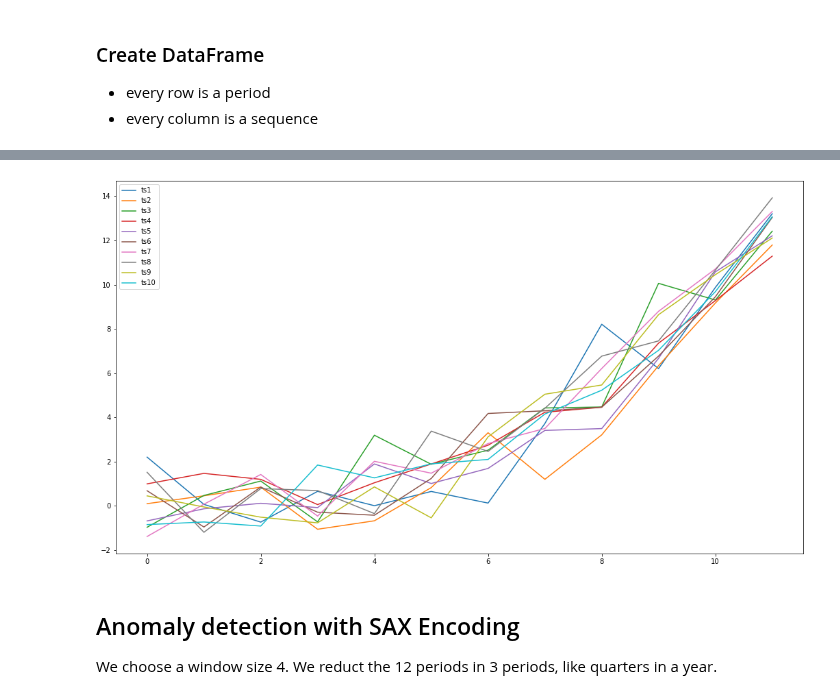
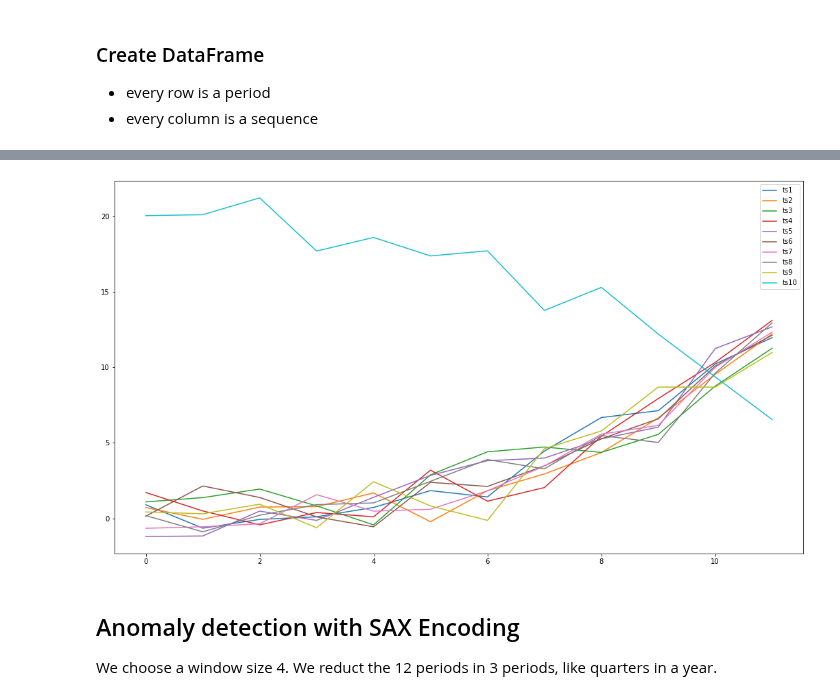
Before and after one commit to nickprock/pynuTS, a Jupyter notebook: demos/SAXEncoding_Demo.ipynb, the cells around one changed output, grey strips where cells are left out. Drawn from its saved outputs; the diff is of its cells as text; code cells hidden in the pictures.

Commit message:
Orientation of DataFrame X fixed in SAX encoding anomly detection demo

```diff
--- a/demos/SAXEncoding_Demo.ipynb
+++ b/demos/SAXEncoding_Demo.ipynb
@@ -50,17 +50,21 @@ b = 10
 c = 20
 
 list_series = []
-for i in range(10):
+for i in range(9):
   noise = white_noise(time)
   temp = sigmoid(time, a, b, c) + noise
   list_series.append(temp)
+
+noise = white_noise(time)
+temp = sigmoid(time, -a, b, c) + noise
+list_series.append(temp)
 # %% [markdown]
 ### Create DataFrame
 
 * every row is a period
 * every column is a sequence
 # %%
-X = pd.DataFrame(list_series).T
+X = pd.DataFrame(list_series)
 # %%
 X
 # %% [output]
@@ -80,9 +82,9 @@ X
 # %%
-X.plot(figsize=(18,10))
+X.T.plot(figsize=(18,10))
 plt.legend(["ts1", "ts2","ts3","ts4","ts5","ts6","ts7","ts8","ts9","ts10"])
 plt.show()
 # %% [output]
-[figure, old version]
+[figure, new version]
 # %% [markdown]
 ## Anomaly detection with SAX Encoding
 
```
Also changed, not shown: parts of 4 cells of this notebook.
